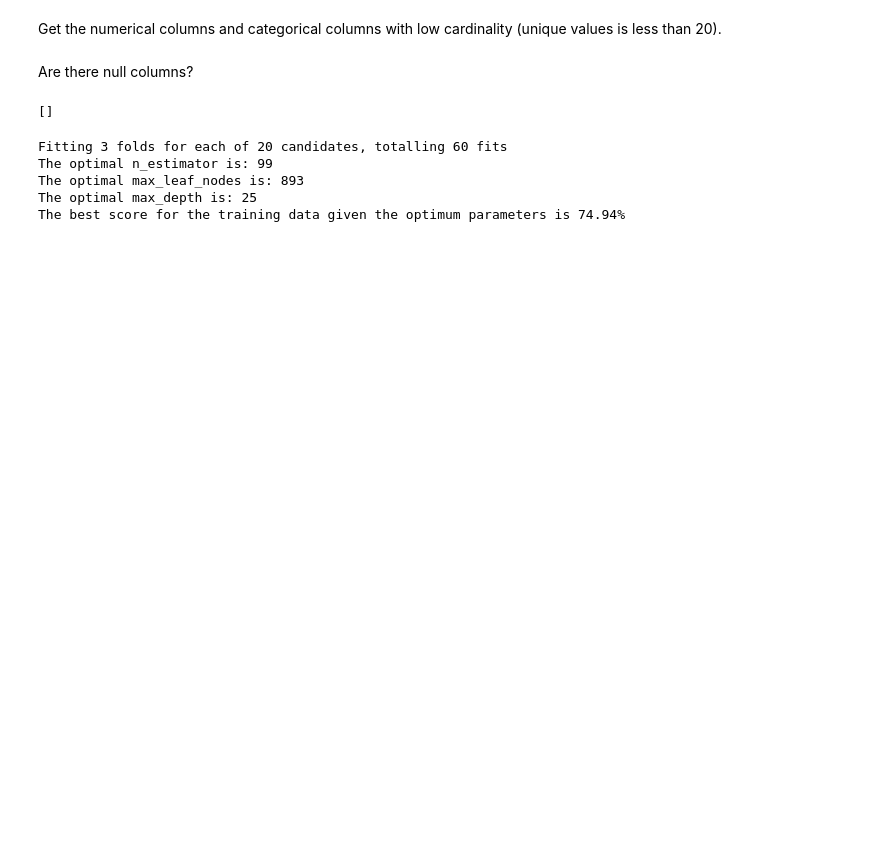
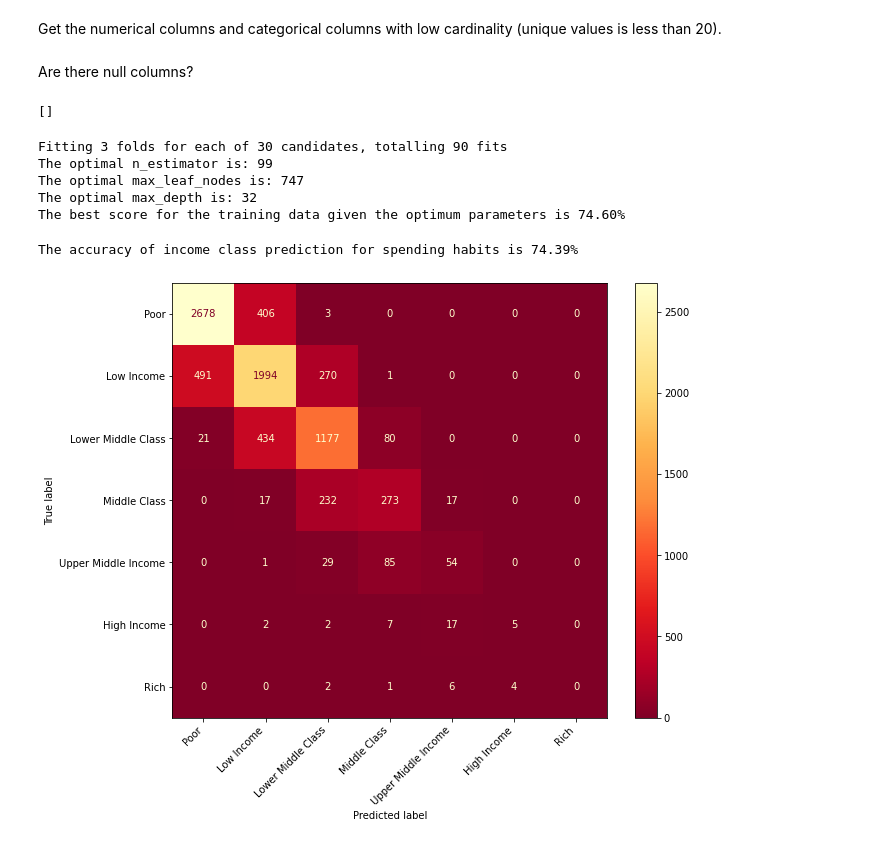
Before and after one commit to xxtofff/App_Physics_157, a Jupyter notebook: Coding Project/codes/Family Income and Expenditures.ipynb, the cells around one changed output. Drawn from its saved outputs; the diff is of its cells as text; code cells hidden in the pictures; blank space fills up the shorter version.

```diff
--- a/Coding Project/codes/Family Income and Expenditures.ipynb
+++ b/Coding Project/codes/Family Income and Expenditures.ipynb
@@ -108,9 +145,8 @@ preprocess = ColumnTransformer(transformers = [('num', num_transformer, num_cols
 # %%
 forest_model = RandomForestClassifier(random_state=0)
 
-
-max_leaf_nodes = [node_val for node_val in range(300, 900, 1)]
-max_depth = [depth for depth in range(1, 100, 1)]
+max_leaf_nodes = [node_val for node_val in range(1, 900, 1)]
+max_depth = [depth for depth in range(1, 300, 1)]
 
 random_grid = {'max_leaf_nodes': max_leaf_nodes, 'max_depth': max_depth}
 n_estimators = [estim for estim in range(1, 100, 1)]
@@ -118,7 +154,7 @@ n_estimators = [estim for estim in range(1, 100, 1)]
 model_random = RandomizedSearchCV(
     estimator=forest_model,
     param_distributions={**random_grid, 'n_estimators': n_estimators},
-    n_iter=20, cv=3, verbose=3, random_state=0, n_jobs=-1
+    n_iter=30, cv=3, verbose=3, random_state=0, n_jobs=-1
 )
 
 pipeline = Pipeline(steps = [('preprocessor', preprocess), ('model', model_random)])
@@ -133,8 +169,36 @@ print('The optimal max_leaf_nodes is: {}'.format(opt_nodes))
 print('The optimal max_depth is: {}'.format(opt_depth))
 print('The best score for the training data given the optimum parameters is {:.2f}%'.format(100 * model_random.best_score_))
 # %% [output]
-Fitting 3 folds for each of 20 candidates, totalling 60 fits
+Fitting 3 folds for each of 30 candidates, totalling 90 fits
 The optimal n_estimator is: 99
-The optimal max_leaf_nodes is: 893
-The optimal max_depth is: 25
-The best score for the training data given the optimum parameters is 74.94%
+The optimal max_leaf_nodes is: 747
+The optimal max_depth is: 32
+The best score for the training data given the optimum parameters is 74.60%
+# %%
+final_model = RandomForestClassifier(random_state=0, n_estimators=opt_estim, max_leaf_nodes=opt_nodes, max_depth=opt_depth)
+pipeline = Pipeline(steps = [('preprocessor', preprocess), ('model', final_model)])
+pipeline.fit(x_train, y_train.values.ravel())
+y_predict = pipeline.predict(x_test)
+
+correct = np.array(y_test == y_predict).sum()/y_test.count()
+print('The accuracy of income class prediction for spending habits is {:.2f}%'.format(correct*100))
+# %% [output]
+The accuracy of income class prediction for spending habits is 74.39%
+# %%
+conf_matrix = confusion_matrix(y_test, y_predict, labels=income_labels)
+
+# Create a figure and a set of subplots with the desired size
+fig, ax = plt.subplots(figsize=(10, 8))
+
+# Display the confusion matrix on the created axis
+disp = ConfusionMatrixDisplay(confusion_matrix=conf_matrix, display_labels=income_labels)
+disp.plot(cmap='YlOrRd_r', ax=ax)
+
+# Adjust the x-tick labels
+plt.xticks(rotation=45, ha='right')
+plt.savefig('..//figures//ConfusionMatrix.png', dpi = 400, bbox_inches = 'tight')
+
+# Show the plot
+plt.show()
+# %% [output]
+[figure, added]
```
Also changed, not shown: parts of 8 cells of this notebook, 6 other files.
